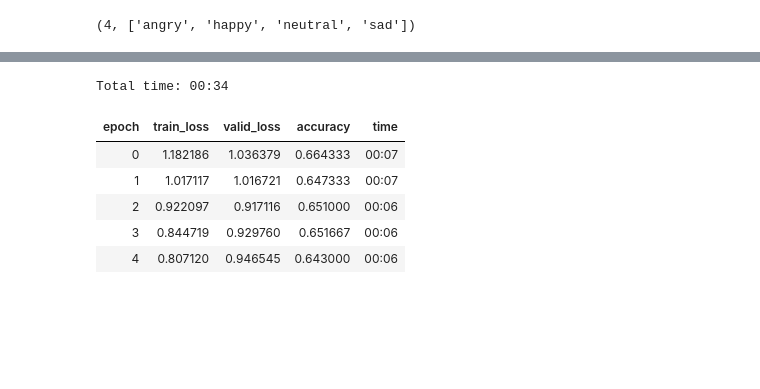
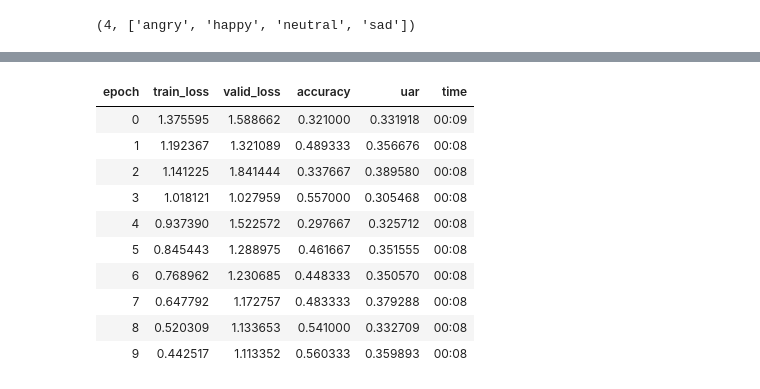
Before and after one commit to sri-1007/speech_emotion_recognition, a Jupyter notebook: scripts/fastai speech.ipynb, the cells around one changed output, grey strips where cells are left out. Cells and saved outputs as stored; diff of their text form; code cells hidden in the pictures; blank space fills up the shorter version.

```diff
--- a/scripts/fastai speech.ipynb
+++ b/scripts/fastai speech.ipynb
@@ -43,8 +43,11 @@ df_labs.head()
 | 4 | train_0005.png | neutral | Train |
 # %%
 print(df_labs.query('subset=="Valid"')['emotion'].value_counts())
-# groupby('emotion').apply(sample)
 print(df_labs['subset'].value_counts())
+
+df_train = df_labs.query('subset=="Train"')
+df_valid = df_labs.query('subset=="Valid"')
+print(df_train['emotion'].value_counts())
 # %% [output]
 neutral    2024
 happy       709
@@ -113,7 +136,34 @@ db_speech.show_batch()
+# %%
+def unweighted_average_recall(input_, target):
+    input_, target = input_.cpu().numpy(), target.cpu().numpy()
+    input_ = np.argmax(input_, axis=1)
+#     print(recall_score(target, input_, average='macro', labels=['angry', 'happy', 'neutral', 'sad']))
+    return recall_score(target, input_, average='macro')
+
+
+class UAR(Callback):
+    _order = -20 #Needs to run before the recorder
+    def __init__(self):
+        pass
+
+    def on_epoch_begin(self, **kwargs):
+        self.output, self.target = [], []
+
+    def on_batch_end(self, last_target, last_output, train, **kwargs):
+        if not train:
+            self.output.append(last_output)
+            self.target.append(last_target)
+
+    def on_epoch_end(self, last_metrics, **kwargs):
+        if len(self.output) > 0:
+            output = torch.cat(self.output)
+            target = torch.cat(self.target)
+            metric = unweighted_average_recall(output, target)
+            return add_metrics(last_metrics, metric)
 # %%
 model = cnn_learner(data=db_speech,
-                   base_arch=models.resnet34,
-                   metrics=[accuracy])
+                   base_arch=models.resnet50,
+                   metrics=[accuracy, UAR()])
 # %%
 model.data.c, model.data.classes
 # %% [output]
@@ -128,11 +178,16 @@ LR Finder is complete, type {learner_name}.recorder.plot() to see the graph.
 # %%
-model.fit_one_cycle(cyc_len=5, max_lr=1e-2)
+# model.fit_one_cycle(cyc_len=5, max_lr=5e-3)
+model.fit_one_cycle(cyc_len=10, max_lr=3e-2)
 # %% [output]
-Total time: 00:34
-| epoch | train_loss | valid_loss | accuracy | time |
-| 0 | 1.182186 | 1.036379 | 0.664333 | 00:07 |
-| 1 | 1.017117 | 1.016721 | 0.647333 | 00:07 |
-| 2 | 0.922097 | 0.917116 | 0.651000 | 00:06 |
-| 3 | 0.844719 | 0.929760 | 0.651667 | 00:06 |
-| 4 | 0.807120 | 0.946545 | 0.643000 | 00:06 |
+| epoch | train_loss | valid_loss | accuracy | uar | time |
+| 0 | 1.375595 | 1.588662 | 0.321000 | 0.331918 | 00:09 |
+| 1 | 1.192367 | 1.321089 | 0.489333 | 0.356676 | 00:08 |
+| 2 | 1.141225 | 1.841444 | 0.337667 | 0.389580 | 00:08 |
+| 3 | 1.018121 | 1.027959 | 0.557000 | 0.305468 | 00:08 |
+| 4 | 0.937390 | 1.522572 | 0.297667 | 0.325712 | 00:08 |
+| 5 | 0.845443 | 1.288975 | 0.461667 | 0.351555 | 00:08 |
+| 6 | 0.768962 | 1.230685 | 0.448333 | 0.350570 | 00:08 |
+| 7 | 0.647792 | 1.172757 | 0.483333 | 0.379288 | 00:08 |
+| 8 | 0.520309 | 1.133653 | 0.541000 | 0.332709 | 00:08 |
+| 9 | 0.442517 | 1.113352 | 0.560333 | 0.359893 | 00:08 |
 # %%
```
Also changed, not shown: parts of 34 cells of this notebook, 1 other file.
